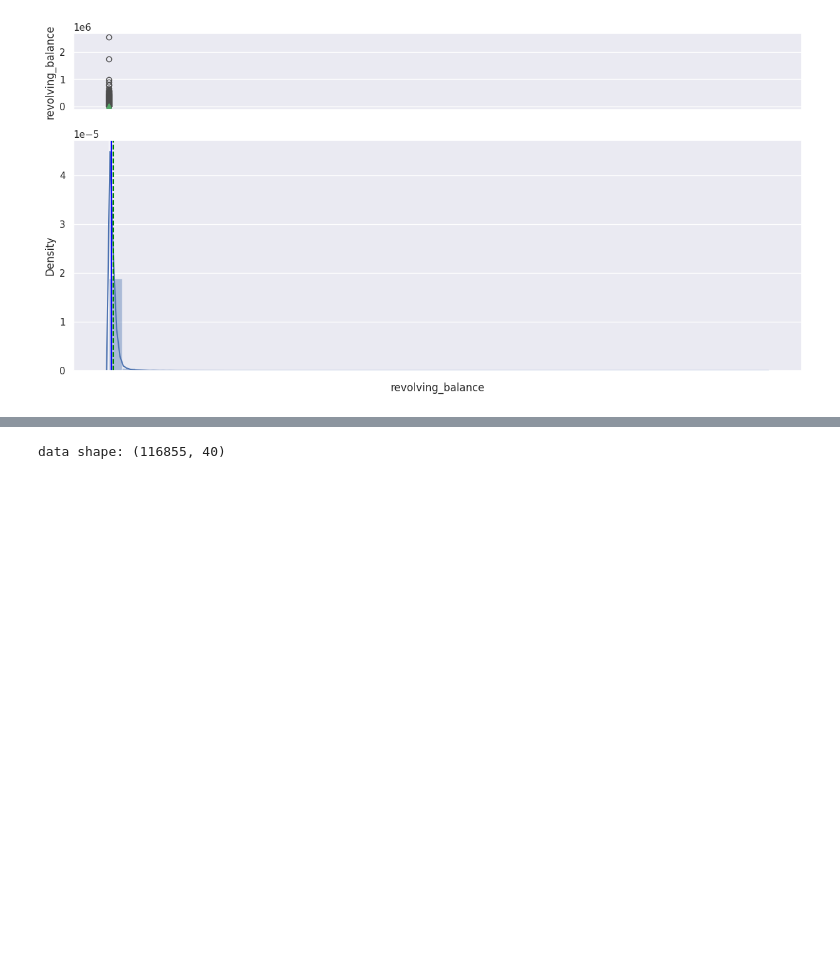
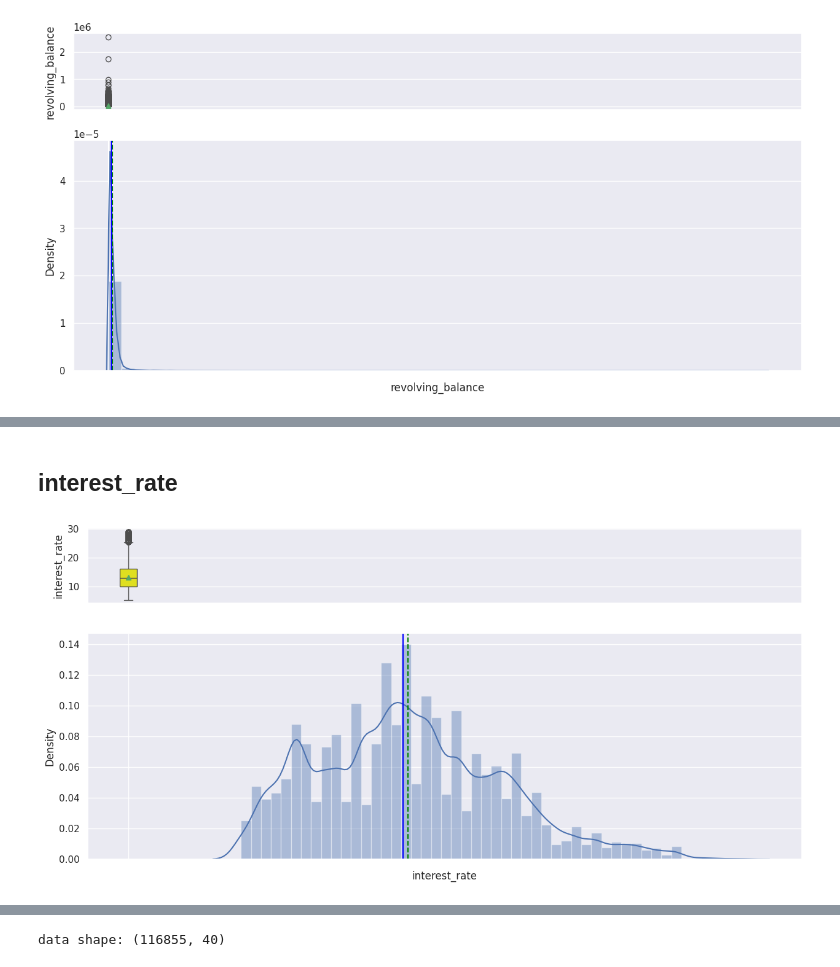
Before and after one commit to 8946-art/Boosting_eVISA_Business-Application, a Jupyter notebook: NBFC Loan Default.ipynb, the cells around one changed output, grey strips where cells are left out. Drawn from its saved outputs; the diff is of its cells as text; code cells hidden in the pictures; blank space fills up the shorter version.

```diff
--- a/NBFC Loan Default.ipynb
+++ b/NBFC Loan Default.ipynb
@@ -371,0 +356,6 @@ df.head().T
+# %% [markdown]
+## interest_rate
+# %%
+histogram_boxplot(df.interest_rate)
+# %% [output]
+[figure, added]
```
Also changed, not shown: parts of 31 cells of this notebook.
